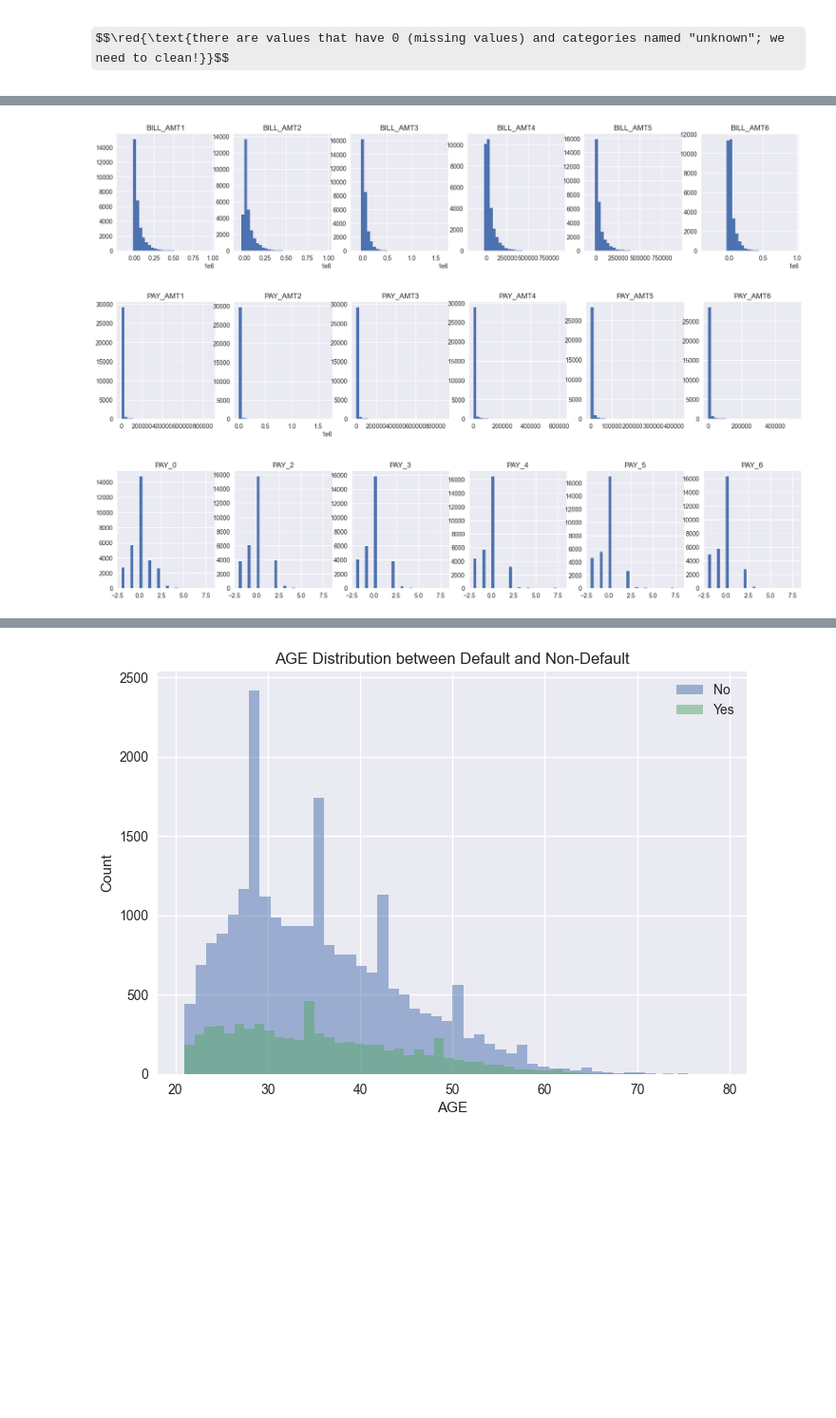
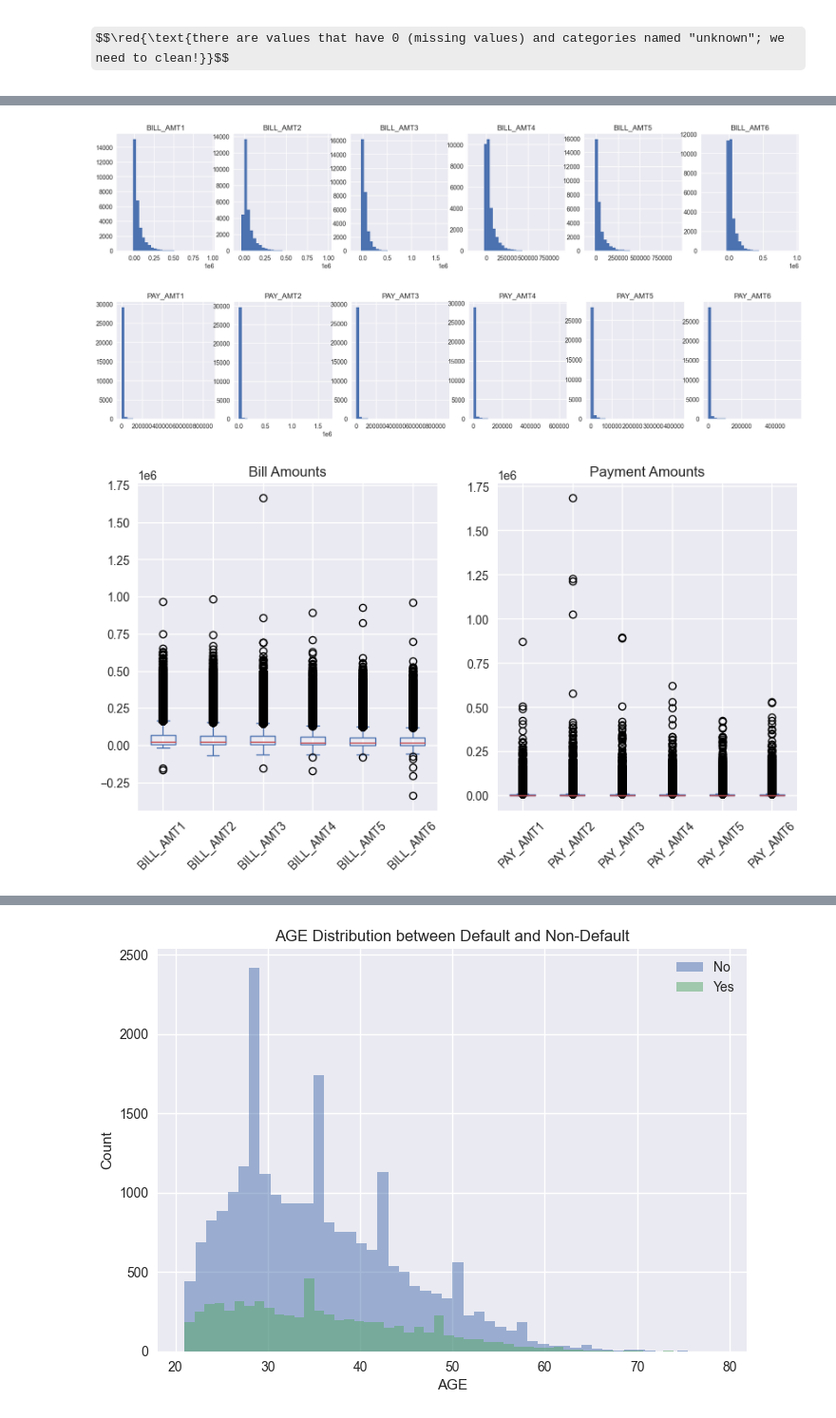
Before and after one commit to CasperAntonPoulsen/AlgoFainessExam, a Jupyter notebook: src/EDA.ipynb, the cells around one changed output, grey strips where cells are left out. Shown at 95% size. Cells and saved outputs as stored; diff of their text form; code cells hidden in the pictures; some formulas as TeX source; blank space fills up the shorter version.

```diff
--- a/src/EDA.ipynb
+++ b/src/EDA.ipynb
@@ -144,15 +175,24 @@ def draw_histograms(
     #fig.tight_layout()
     plt.show()
 
-
-bills = ['BILL_AMT1','BILL_AMT2', 'BILL_AMT3', 'BILL_AMT4', 'BILL_AMT5', 'BILL_AMT6']
-payments = ['PAY_AMT1','PAY_AMT2', 'PAY_AMT3', 'PAY_AMT4', 'PAY_AMT5', 'PAY_AMT6']
-late = ['PAY_0','PAY_2', 'PAY_3', 'PAY_4', 'PAY_5', 'PAY_6']
-
 draw_histograms(df, bills, 5, 6, 30)
 draw_histograms(df, payments, 5, 6, 30)
-draw_histograms(df, late, 5, 6, 30)
 # %% [output]
 [figure]
 [figure]
-[figure, removed]
+# %%
+# Visible outliers
+fig, (ax1, ax2) = plt.subplots(
+    nrows=1, ncols=2, figsize=(10, 5), sharex=False, sharey=False
+)
+df[bills].plot(kind="box", figsize=(10, 5), ax=ax1)
+ax1.set_title("Bill Amounts")
+ax1.set_xticklabels(bills, rotation=45)
+
+df[payments].plot(kind="box", figsize=(10, 5), ax=ax2)
+ax2.set_title("Payment Amounts")
+ax2.set_xticklabels(payments, rotation=45)
+
+plt.show()
+# %% [output]
+[figure, added]
```
Also changed, not shown: parts of 12 cells of this notebook, 2 other files.
